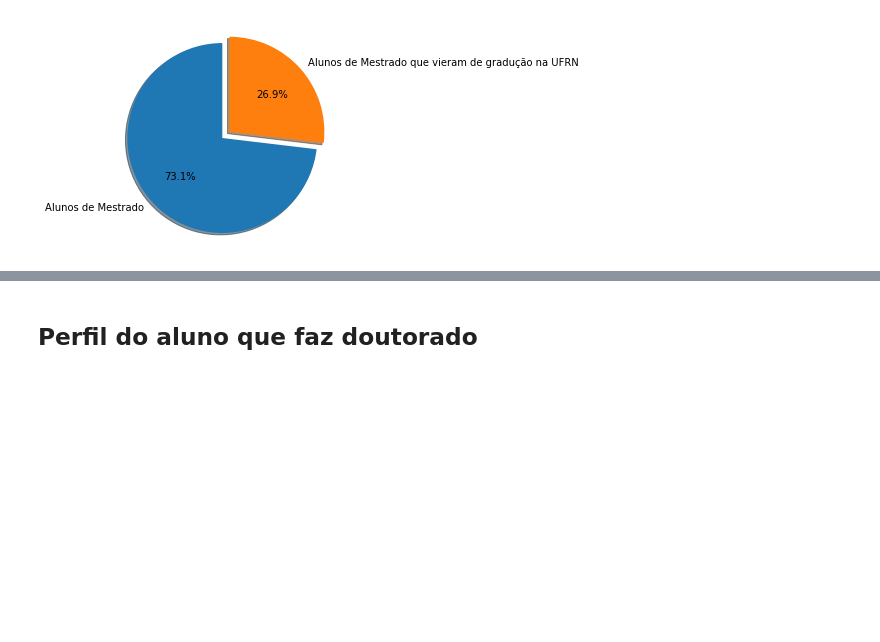
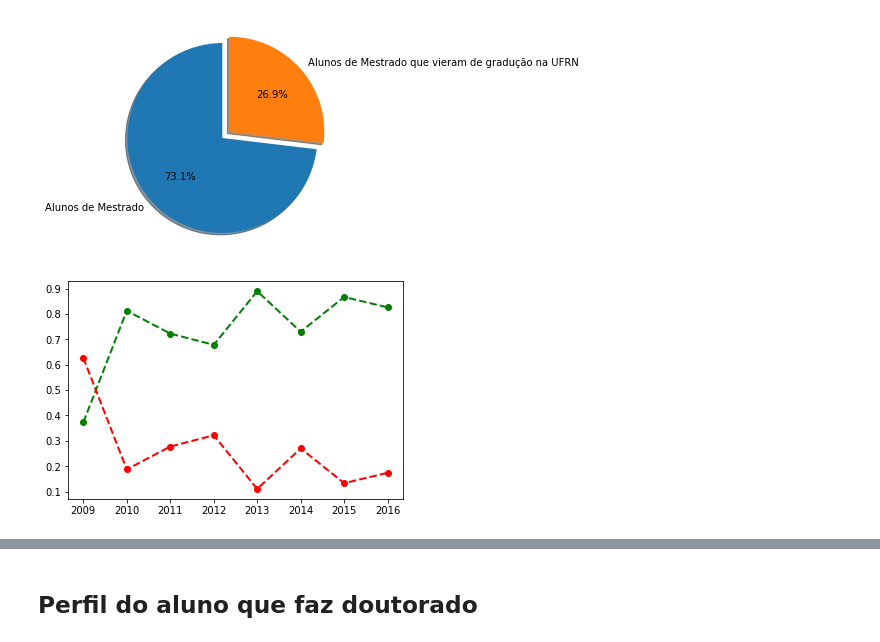
Before and after one commit to jeowf/pos-ufrn, a Jupyter notebook: Trabalho_Unidade_2.ipynb, the cells around one changed output, grey strips where cells are left out. Saved outputs shown, nothing was run; the diff lists cells and outputs as text; code cells hidden in the pictures; blank space fills up the shorter version.

```diff
--- a/Trabalho_Unidade_2.ipynb
+++ b/Trabalho_Unidade_2.ipynb
@@ -180,3 +152,45 @@ ax1.axis('equal')
 plt.show()
 # %% [output]
 [figure]
+# %%
+#Verifica a proporção de ingresso de alunos por ano
+dout09 = dout_all.loc[dout_all['ano_ingresso'] == 2009]
+dout10 = dout_all.loc[dout_all['ano_ingresso'] == 2010]
+dout11 = dout_all.loc[dout_all['ano_ingresso'] == 2011]
+dout12 = dout_all.loc[dout_all['ano_ingresso'] == 2012]
+dout13 = dout_all.loc[dout_all['ano_ingresso'] == 2013]
+dout14 = dout_all.loc[dout_all['ano_ingresso'] == 2014]
+dout15 = dout_all.loc[dout_all['ano_ingresso'] == 2015]
+dout16 = dout_all.loc[dout_all['ano_ingresso'] == 2016]
+
+doutuf09 = dout_ufrn.loc[dout_ufrn['ano_ingresso'] == 2009]
+doutuf10 = dout_ufrn.loc[dout_ufrn['ano_ingresso'] == 2010]
+doutuf11 = dout_ufrn.loc[dout_ufrn['ano_ingresso'] == 2011]
+doutuf12 = dout_ufrn.loc[dout_ufrn['ano_ingresso'] == 2012]
+doutuf13 = dout_ufrn.loc[dout_ufrn['ano_ingresso'] == 2013]
+doutuf14 = dout_ufrn.loc[dout_ufrn['ano_ingresso'] == 2014]
+doutuf15 = dout_ufrn.loc[dout_ufrn['ano_ingresso'] == 2015]
+doutuf16 = dout_ufrn.loc[dout_ufrn['ano_ingresso'] == 2016]
+
+ingresso_ufrn_ano = [doutuf09.shape[0],doutuf10.shape[0],doutuf11.shape[0],doutuf12.shape[0],doutuf13.shape[0],doutuf14.shape[0],doutuf15.shape[0],doutuf16.shape[0]]
+
+ingresso_comp = [dout09.shape[0] - doutuf09.shape[0],dout10.shape[0] - doutuf10.shape[0],dout11.shape[0] - doutuf11.shape[0],
+                dout12.shape[0] - doutuf12.shape[0],dout13.shape[0] - doutuf13.shape[0],dout14.shape[0] - doutuf14.shape[0],
+                dout15.shape[0] - doutuf15.shape[0],dout16.shape[0] - doutuf16.shape[0]]
+
+anos = [2009,2010,2011,2012,2013,2014,2015,2016]
+# %%
+ingresso_comp = [(dout09.shape[0] - doutuf09.shape[0])/dout09.shape[0],(dout10.shape[0] - doutuf10.shape[0])/dout10.shape[0],(dout11.shape[0] - doutuf11.shape[0])/dout11.shape[0],
+                (dout12.shape[0] - doutuf12.shape[0])/dout12.shape[0],(dout13.shape[0] - doutuf13.shape[0])/dout13.shape[0],(dout14.shape[0] - doutuf14.shape[0])/dout14.shape[0],
+                (dout15.shape[0] - doutuf15.shape[0])/dout15.shape[0],(dout16.shape[0] - doutuf16.shape[0])/dout16.shape[0]]
+
+ingresso_ufrn_ano = [doutuf09.shape[0]/dout09.shape[0],doutuf10.shape[0]/dout10.shape[0],doutuf11.shape[0]/dout11.shape[0],doutuf12.shape[0]/dout12.shape[0],doutuf13.shape[0]/dout13.shape[0],doutuf14.shape[0]/dout14.shape[0],doutuf15.shape[0]/dout15.shape[0],doutuf16.shape[0]/dout16.shape[0]]
+# %%
+#verde o complemento e vermelho os da UFRN
+plt.plot(anos,ingresso_comp,color='green', marker='o', linestyle='dashed',
+        linewidth=2, markersize=6)
+plt.plot(anos,ingresso_ufrn_ano,color='red', marker='o', linestyle='dashed',
+        linewidth=2, markersize=6)
+plt.show()
+# %% [output]
+[figure, added]
```
Also changed, not shown: parts of 20 cells of this notebook.
